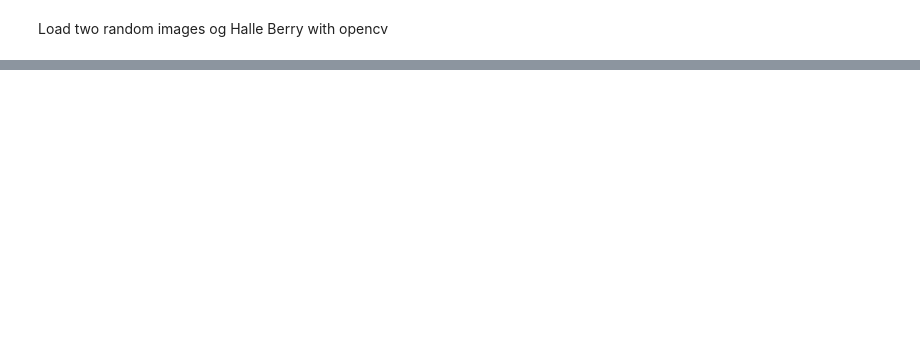
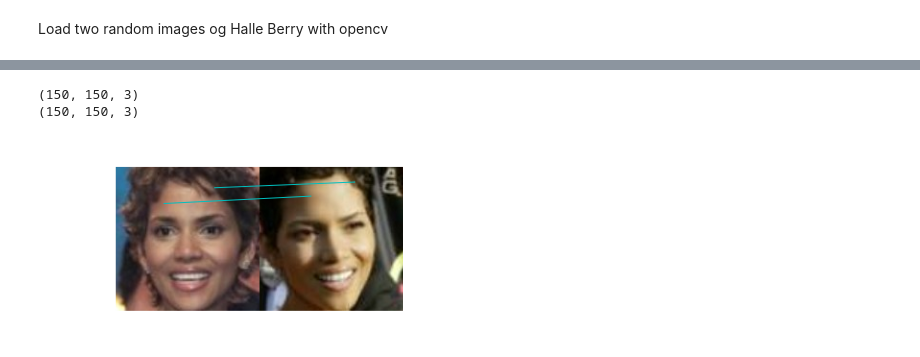
Before and after one commit to arnfred/Mirror-Match, a Jupyter notebook: code/descriptors/OpenCV-Surf.ipynb, the cells around one changed output, grey strips where cells are left out. Drawn from its saved outputs; the diff is of its cells as text; code cells hidden in the pictures; blank space fills up the shorter version.

```diff
--- a/code/descriptors/OpenCV-Surf.ipynb
+++ b/code/descriptors/OpenCV-Surf.ipynb
@@ -65,0 +83,18 @@ surf.descriptorSize?
+# %%
+from lib import sift
+
+# Get a list of keypoint positions
+def getPositions(keypoints) :
+    pos = zeros([len(keypoints), 2])
+    for i in range(len(keypoints)) :
+        pos[i][0] = keypoints[i].pt[0]
+        pos[i][1] = keypoints[i].pt[1]
+    return pos
+
+
+matchscores = sift.match(descriptors_im1, descriptors_im2)
+sift.plot_matches(imread(m1), imread(m2),getPositions(keypoints_im1), getPositions(keypoints_im2), matchscores)
+# %% [output]
+(150, 150, 3)
+(150, 150, 3)
+[figure, added]
```
Also changed, not shown: parts of 8 cells of this notebook.
